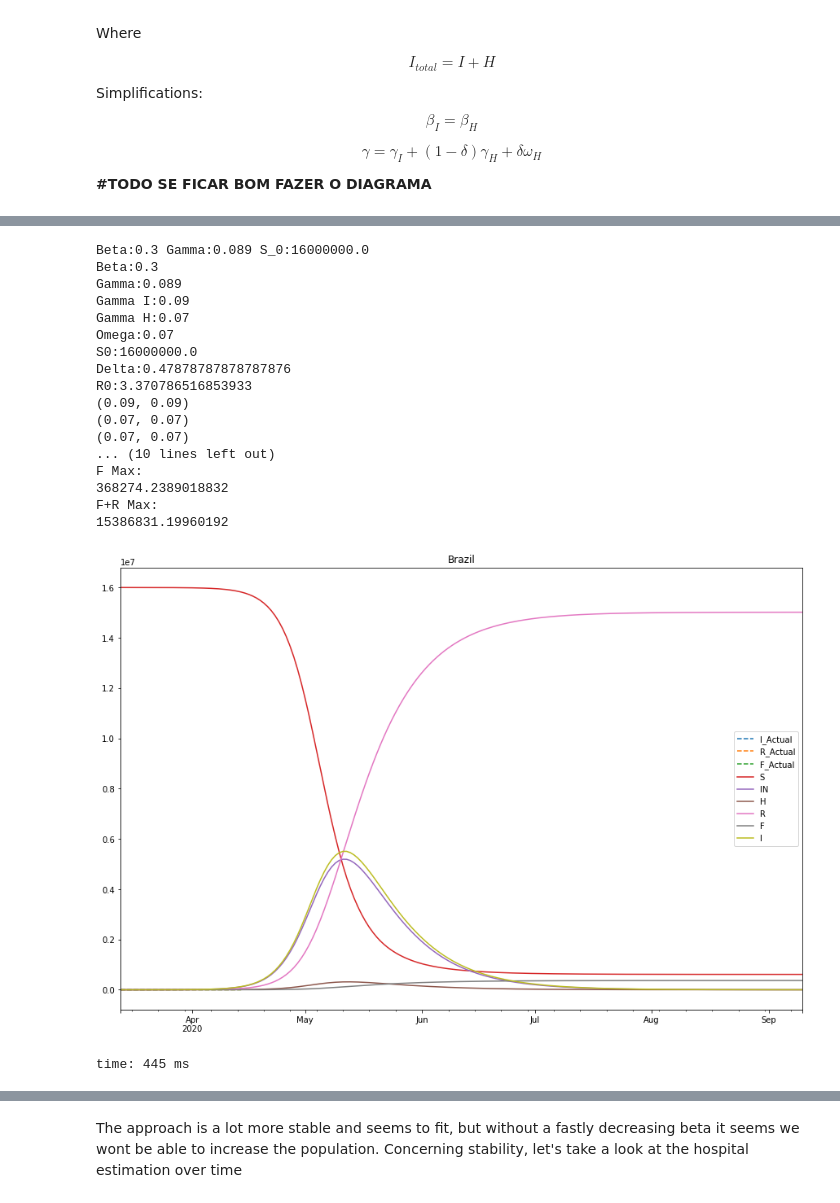
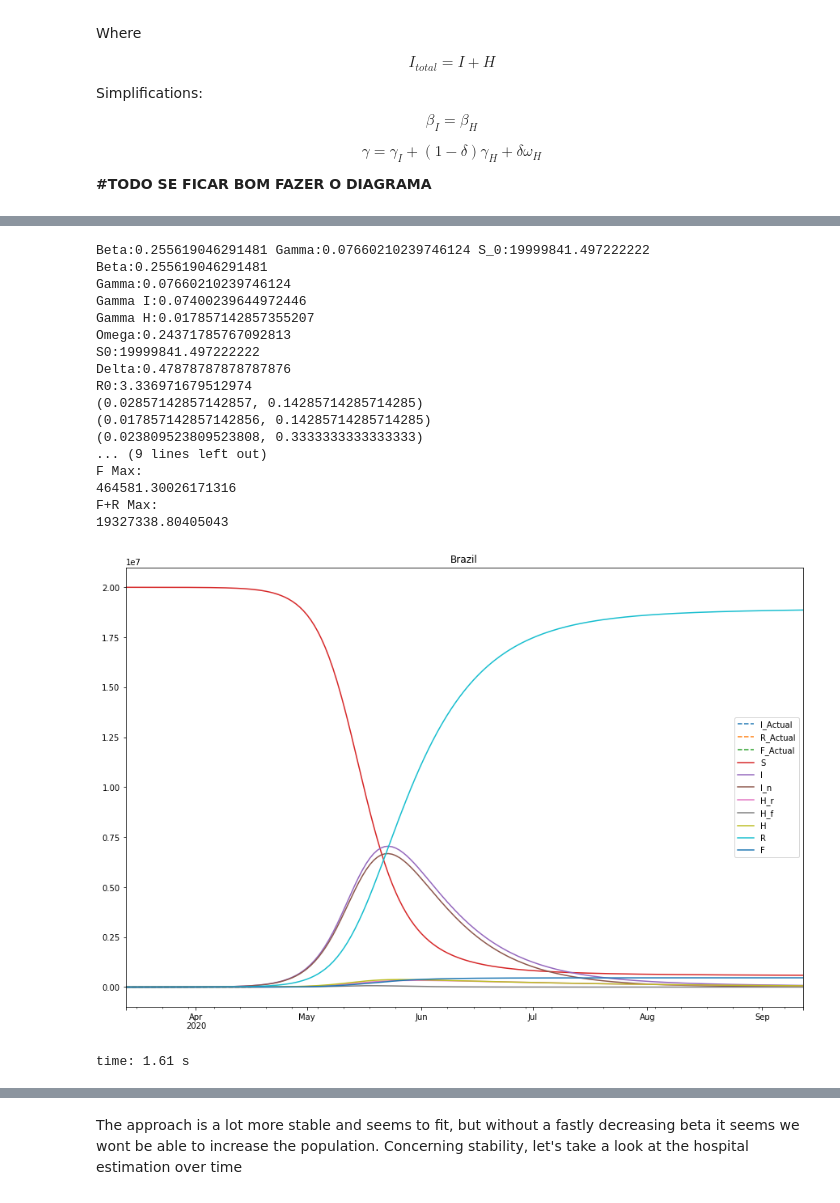
Before and after one commit to comunidadexp/sirfh-covid, a Jupyter notebook: Covid Spread Model.ipynb, the cells around one changed output, grey strips where cells are left out. Saved outputs shown, nothing was run; the diff lists cells and outputs as text; code cells hidden in the pictures.

```diff
--- a/Covid Spread Model.ipynb
+++ b/Covid Spread Model.ipynb
@@ -752,22 +754,19 @@ time: 2 ms
 # %%
-#Stressing the model with fixed params
-
 hospRate = 0.05
 #deltaUpperBound = 0.035 / hospRate
 deltaUpperBound = 79/165
-#deltaUpperBound = 1
-gi = 0.09
+gi = 0.07
 gh = 0.07
 omega = 0.07
 
 
 # Mudar omega bouds /
+NB = 16e6
 
 t1 = SIHRF(country = 'Brazil',
          N=200e6,
          # N=1e6,
          alpha=.7,
-         S0pbounds=(16e6 / 200e6, 16e6 / 200e6),
          nth=100,
          daysToHosp=4,  # big for detction
          daysToLeave=12,
@@ -781,66 +780,72 @@ t1 = SIHRF(country = 'Brazil',
          hospRate=hospRate,
 
          # Usual restrictions
-         #delta_bounds=(0, deltaUpperBound),
-         #betaBounds=(0.1, 1.5),
-         #gammaBounds=(0.01, .2),
-         #gamma_i_bounds=(1/(5*7), 1/(1*7)),
-         #gamma_h_bounds=(1/(8*7), 1/(1*7)),
-         #omega_bounds=(1/(8*7), 1/(1*7)),
+         S0pbounds=(20e6 / 200e6, 20e6 / 200e6),
+         delta_bounds=(0, deltaUpperBound),
+         betaBounds=(0.1, 1.5),
+         gammaBounds=(0.01, .2),
+         gamma_i_bounds=(1/(5*7), 1/(1*7)),
+         gamma_h_bounds=(1/(8*7), 1/(1*7)),
+         omega_bounds=(1/(6*7), 1/(3)),
 
          #restricted
-         delta_bounds=(0, deltaUpperBound),
-         betaBounds=(0.3, 0.3),
-         gammaBounds=(0, 1),
-         gamma_i_bounds=(gi, gi),
-         gamma_h_bounds=(gh, gh),
-         omega_bounds=(omega, omega),
+         #S0pbounds=(.5e6 / 200e6, 50e6 / 200e6),
+         #delta_bounds=(deltaUpperBound, deltaUpperBound),
+         #betaBounds=(0.3, 0.3),
+         #gammaBounds=(0, 1),
+         #gamma_i_bounds=(gi, gi),
+         #gamma_h_bounds=(gh, gh),
+         #omega_bounds=(omega, omega),
 
          #omega_bounds=(1/12, 1/12),
-         #alphas=(0,0,1),
+         alphas=(.015,.0,.985),
            adjust_recovered=True,
          )
 
 t1.train()
-#options={'eps': 1e-8}
+#options={'eps': 5e-3, }
 #options={'eps': 1e-3, 'ftol': 1e-7}
+
 t1.main_plot()
+
 print(t1.gamma_i_bounds)
 print(t1.gamma_h_bounds)
 print(t1.omega_bounds)
-print(t1.delta_bounds)
-print('\nMax:')
+print('\nI Max:')
 print(t1.df.I.max())
 print('Est:')
 print(t1.df.I.max()*.15)
 print('H Max:')
 print(t1.df['H'].max())
 print('R Max:')
 print(t1.df['R'].max())
 print('F Max:')
 print(t1.df['F'].max())
 print('F+R Max:')
 print(t1.df['F'].max()+t1.df['R'].max())
+# (t1.df.S + t1.df.I + t1.df.R + t1.df.F)
+
+#t1.optimizer
 # %% [output]
-Beta:0.3 Gamma:0.089 S_0:16000000.0
-Beta:0.3
-Gamma:0.089
-Gamma I:0.09
-Gamma H:0.07
-Omega:0.07
-S0:16000000.0
+Beta:0.255619046291481 Gamma:0.07660210239746124 S_0:19999841.497222222
+Beta:0.255619046291481
+Gamma:0.07660210239746124
+Gamma I:0.07400239644972446
+Gamma H:0.017857142857355207
+Omega:0.24371785767092813
+S0:19999841.497222222
 Delta:0.47878787878787876
-R0:3.370786516853933
-(0.09, 0.09)
-(0.07, 0.07)
-(0.07, 0.07)
-... (10 lines left out)
+R0:3.336971679512974
+(0.02857142857142857, 0.14285714285714285)
+(0.017857142857142856, 0.14285714285714285)
+(0.023809523809523808, 0.3333333333333333)
+... (9 lines left out)
 F Max:
-368274.2389018832
+464581.30026171316
 F+R Max:
-15386831.19960192
+19327338.80405043
-[figure, old version]
+[figure, new version]
-time: 445 ms
+time: 1.61 s
 # %%
 t1.I_fit_plot()
 t1.R_fit_plot()
```
Also changed, not shown: parts of 26 cells of this notebook, 1 other file.
